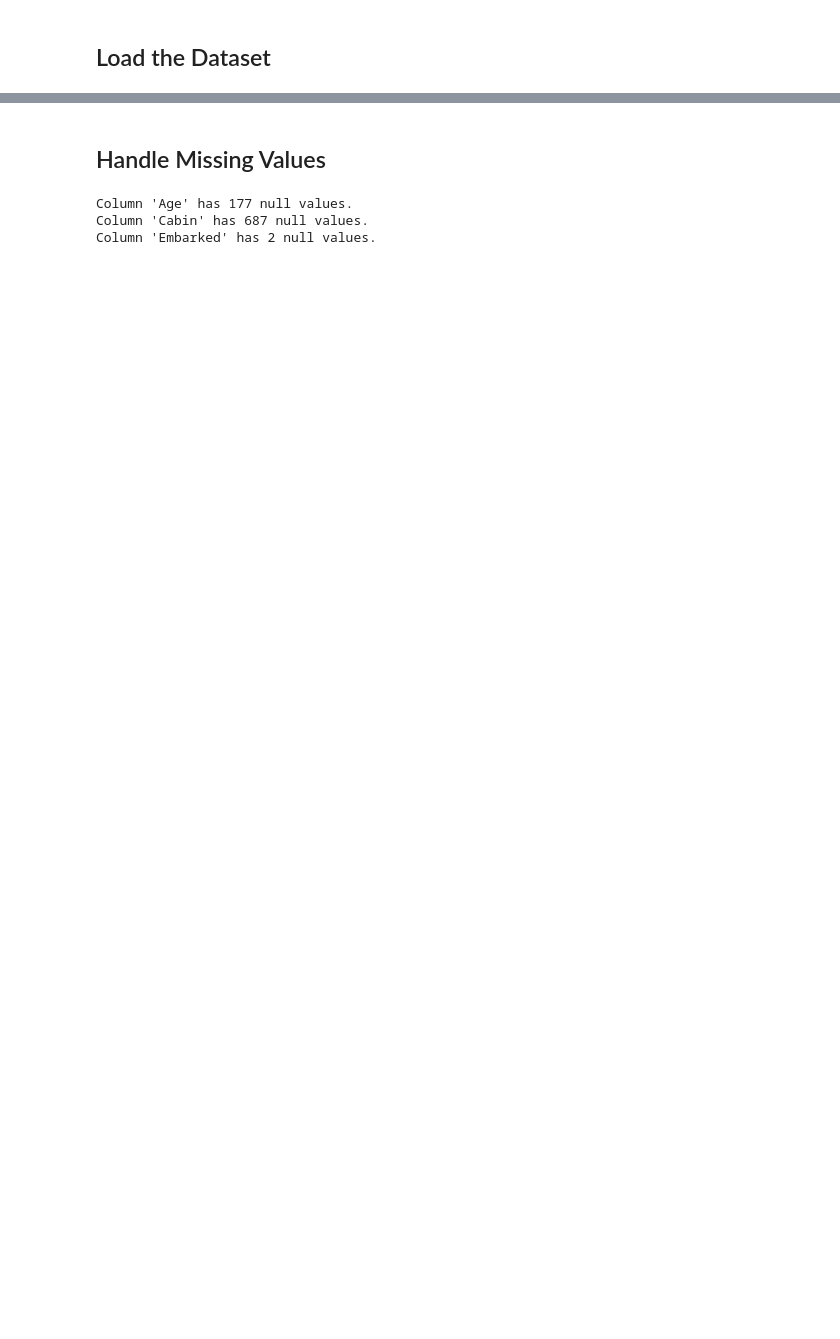
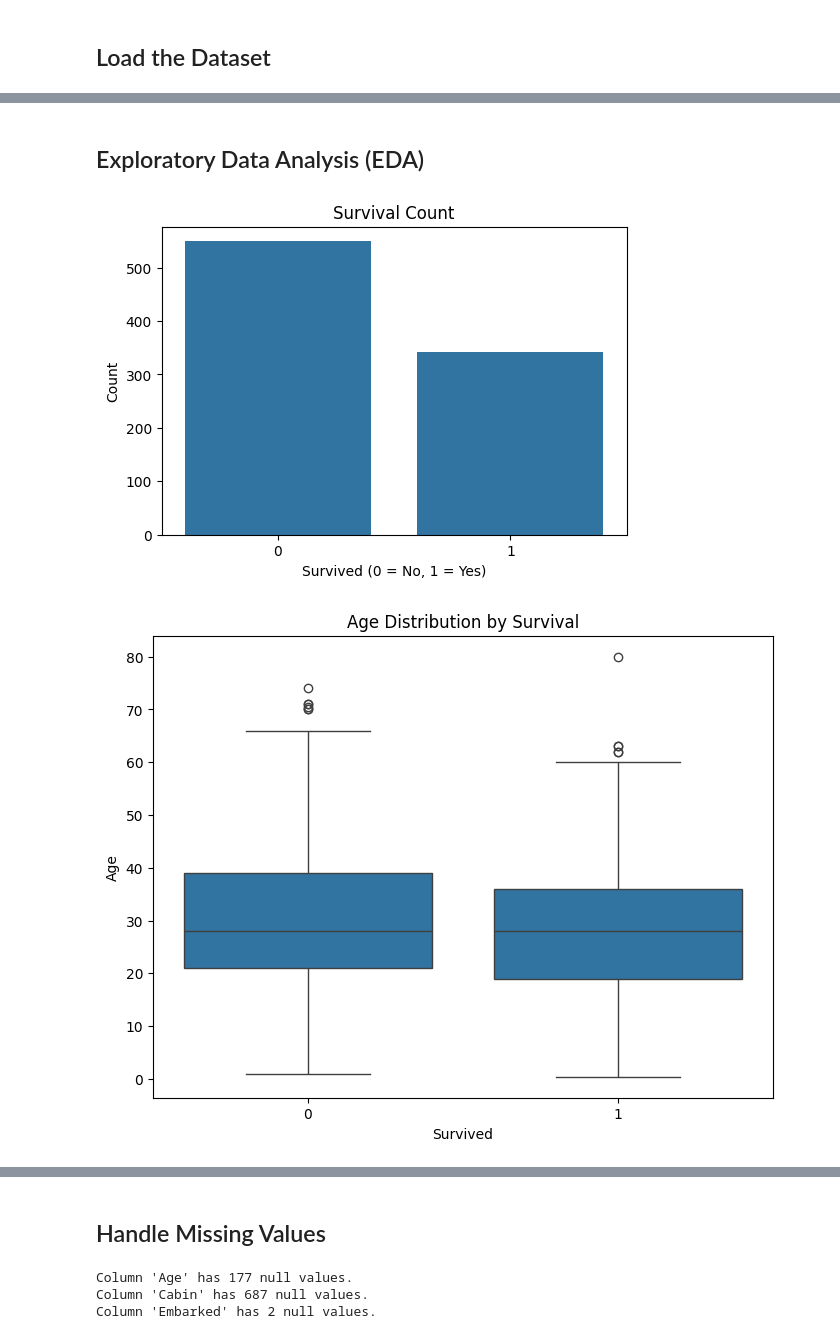
Before and after one commit to darhensu/ENCRYPTIX-Data-Science-Internship, a Jupyter notebook: notebooks/Task 1 - Titanic Survival Prediction.ipynb, the cells around one changed output, grey strips where cells are left out. Drawn from its saved outputs; the diff is of its cells as text; code cells hidden in the pictures; blank space fills up the shorter version.

```diff
--- a/notebooks/Task 1 - Titanic Survival Prediction.ipynb
+++ b/notebooks/Task 1 - Titanic Survival Prediction.ipynb
@@ -31,0 +55,27 @@ print(data.head())
+# %% [markdown]
+## Exploratory Data Analysis (EDA)
+# %%
+# visualize the survival rate
+plt.figure(figsize=(6,4))
+sns.countplot(data=data, x='Survived')
+plt.title("Survival Count")
+plt.xlabel("Survived (0 = No, 1 = Yes)")
+plt.ylabel("Count")
+plt.show()
+
+# explore relationship between numerical features and survival
+plt.figure(figsize=(8,6))
+sns.boxplot(data=data, x='Survived', y='Age')
+plt.title("Age Distribution by Survival")
+plt.show()
+
+# select only numerical data for correlation
+numerical_data = data.select_dtypes(include=['float64', 'int64', 'bool'])
+# correlation heatmap
+plt.figure(figsize=(10,6))
+sns.heatmap(numerical_data.corr(), annot=True, cmap="coolwarm", fmt=".2f", linewidths=0.5)
+plt.title("Correlastion Heatmap")
+plt.show()
+# %% [output]
+[figure, added]
+[figure, added]
```
Also changed, not shown: parts of 13 cells of this notebook, 2 other files.
